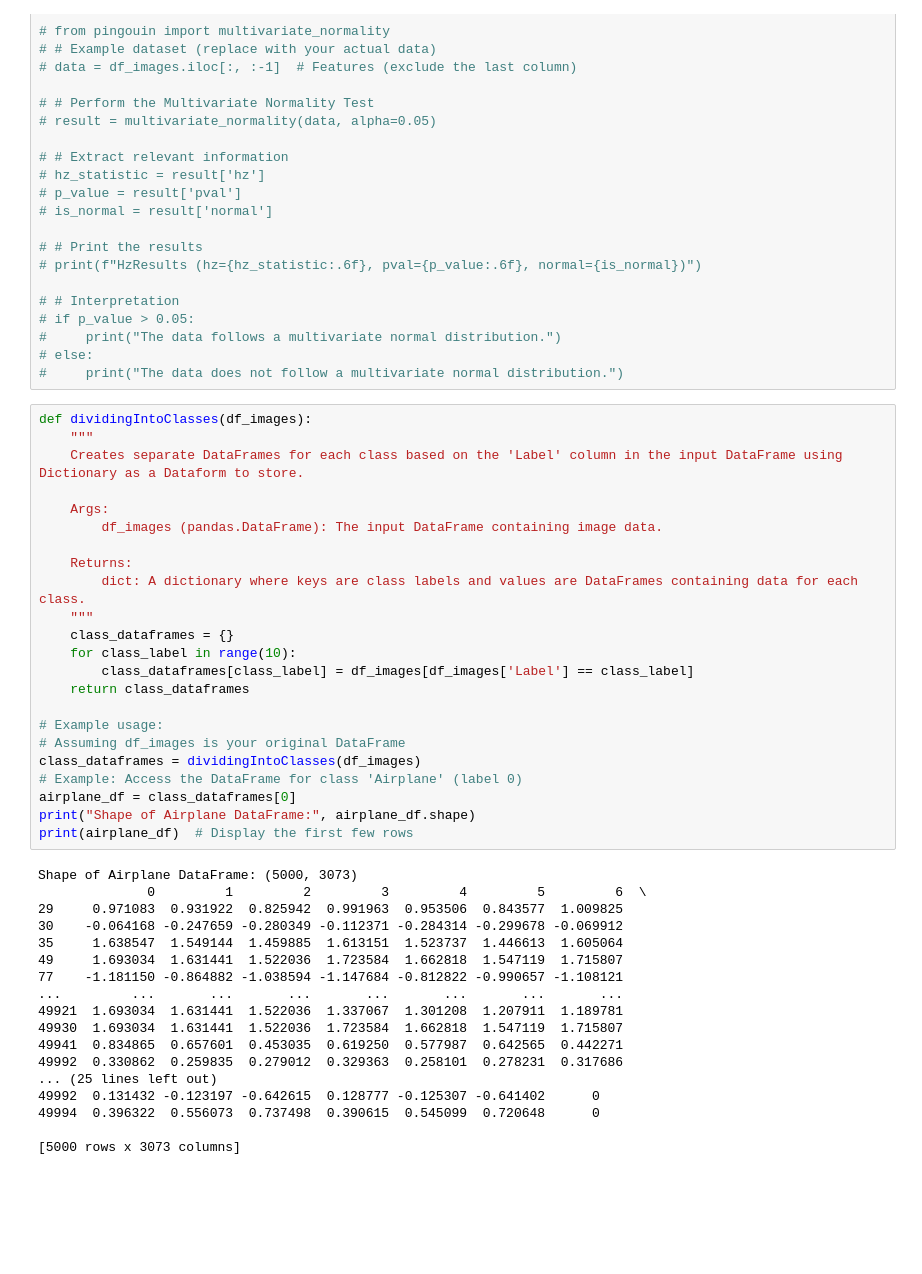
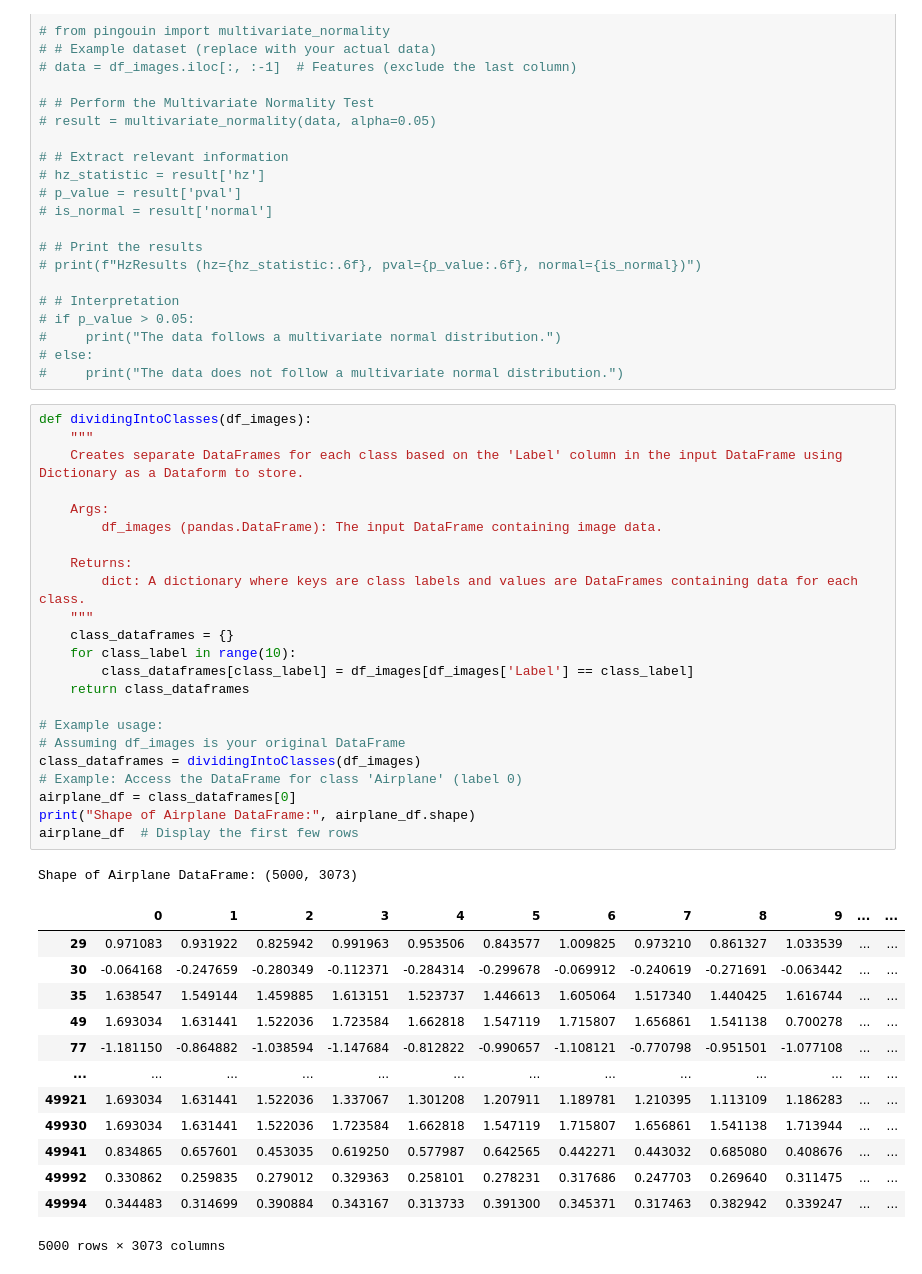
Before and after one commit to karanziie1990/PRML-24_Project, a Jupyter notebook: LDA.ipynb, the cells around one changed output. Cells and saved outputs as stored; diff of their text form; blank space fills up the shorter version.

```diff
--- a/LDA.ipynb
+++ b/LDA.ipynb
@@ -113,41 +113,38 @@ df_images
 # %%
 def dividingIntoClasses(df_images):
     """
     Creates separate DataFrames for each class based on the 'Label' column in the input DataFrame using Dictionary as a Dataform to store.
 
     Args:
         df_images (pandas.DataFrame): The input DataFrame containing image data.
 
     Returns:
         dict: A dictionary where keys are class labels and values are DataFrames containing data for each class.
     """
     class_dataframes = {}
     for class_label in range(10):
         class_dataframes[class_label] = df_images[df_images['Label'] == class_label]
     return class_dataframes
 
 # Example usage:
 # Assuming df_images is your original DataFrame
 class_dataframes = dividingIntoClasses(df_images)
 # Example: Access the DataFrame for class 'Airplane' (label 0)
 airplane_df = class_dataframes[0]
 print("Shape of Airplane DataFrame:", airplane_df.shape)
-print(airplane_df)  # Display the first few rows
+airplane_df  # Display the first few rows
 # %% [output]
 Shape of Airplane DataFrame: (5000, 3073)
-              0         1         2         3         4         5         6  \
-29     0.971083  0.931922  0.825942  0.991963  0.953506  0.843577  1.009825
-30    -0.064168 -0.247659 -0.280349 -0.112371 -0.284314 -0.299678 -0.069912
-35     1.638547  1.549144  1.459885  1.613151  1.523737  1.446613  1.605064
-49     1.693034  1.631441  1.522036  1.723584  1.662818  1.547119  1.715807
-77    -1.181150 -0.864882 -1.038594 -1.147684 -0.812822 -0.990657 -1.108121
-...         ...       ...       ...       ...       ...       ...       ...
-49921  1.693034  1.631441  1.522036  1.337067  1.301208  1.207911  1.189781
-49930  1.693034  1.631441  1.522036  1.723584  1.662818  1.547119  1.715807
-49941  0.834865  0.657601  0.453035  0.619250  0.577987  0.642565  0.442271
-49992  0.330862  0.259835  0.279012  0.329363  0.258101  0.278231  0.317686
-... (25 lines left out)
-49992  0.131432 -0.123197 -0.642615  0.128777 -0.125307 -0.641402      0
-49994  0.396322  0.556073  0.737498  0.390615  0.545099  0.720648      0
-
-[5000 rows x 3073 columns]
+|  | 0 | 1 | 2 | 3 | 4 | 5 | 6 | 7 | 8 | 9 | ... | ... |
+| 29 | 0.971083 | 0.931922 | 0.825942 | 0.991963 | 0.953506 | 0.843577 | 1.009825 | 0.973210 | 0.861327 | 1.033539 | ... | ... |
+| 30 | -0.064168 | -0.247659 | -0.280349 | -0.112371 | -0.284314 | -0.299678 | -0.069912 | -0.240619 | -0.271691 | -0.063442 | ... | ... |
+| 35 | 1.638547 | 1.549144 | 1.459885 | 1.613151 | 1.523737 | 1.446613 | 1.605064 | 1.517340 | 1.440425 | 1.616744 | ... | ... |
+| 49 | 1.693034 | 1.631441 | 1.522036 | 1.723584 | 1.662818 | 1.547119 | 1.715807 | 1.656861 | 1.541138 | 0.700278 | ... | ... |
+| 77 | -1.181150 | -0.864882 | -1.038594 | -1.147684 | -0.812822 | -0.990657 | -1.108121 | -0.770798 | -0.951501 | -1.077108 | ... | ... |
+| ... | ... | ... | ... | ... | ... | ... | ... | ... | ... | ... | ... | ... |
+| 49921 | 1.693034 | 1.631441 | 1.522036 | 1.337067 | 1.301208 | 1.207911 | 1.189781 | 1.210395 | 1.113109 | 1.186283 | ... | ... |
+| 49930 | 1.693034 | 1.631441 | 1.522036 | 1.723584 | 1.662818 | 1.547119 | 1.715807 | 1.656861 | 1.541138 | 1.713944 | ... | ... |
+| 49941 | 0.834865 | 0.657601 | 0.453035 | 0.619250 | 0.577987 | 0.642565 | 0.442271 | 0.443032 | 0.685080 | 0.408676 | ... | ... |
+| 49992 | 0.330862 | 0.259835 | 0.279012 | 0.329363 | 0.258101 | 0.278231 | 0.317686 | 0.247703 | 0.269640 | 0.311475 | ... | ... |
+| 49994 | 0.344483 | 0.314699 | 0.390884 | 0.343167 | 0.313733 | 0.391300 | 0.345371 | 0.317463 | 0.382942 | 0.339247 | ... | ... |
+5000 rows × 3073 columns
```
Also changed, not shown: parts of 3 cells of this notebook.
